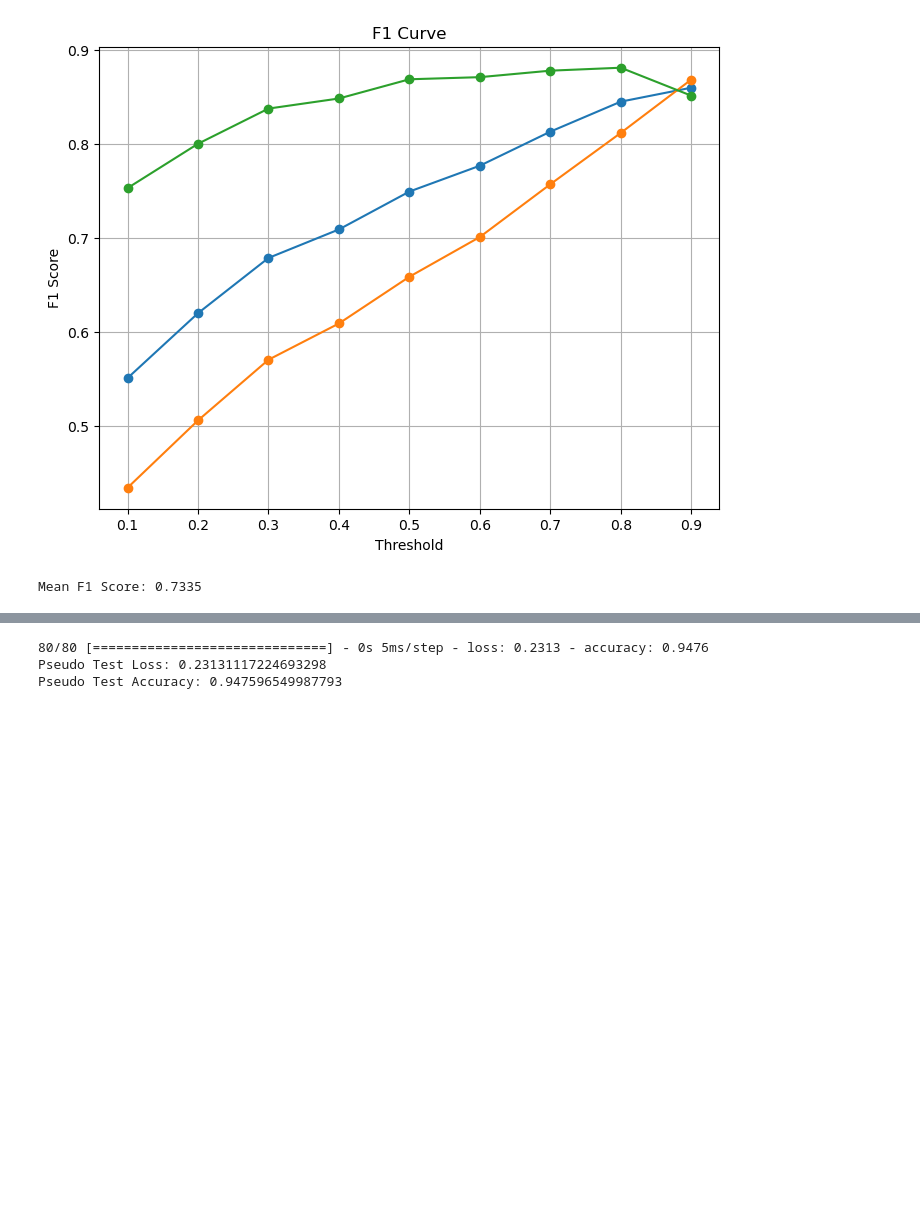
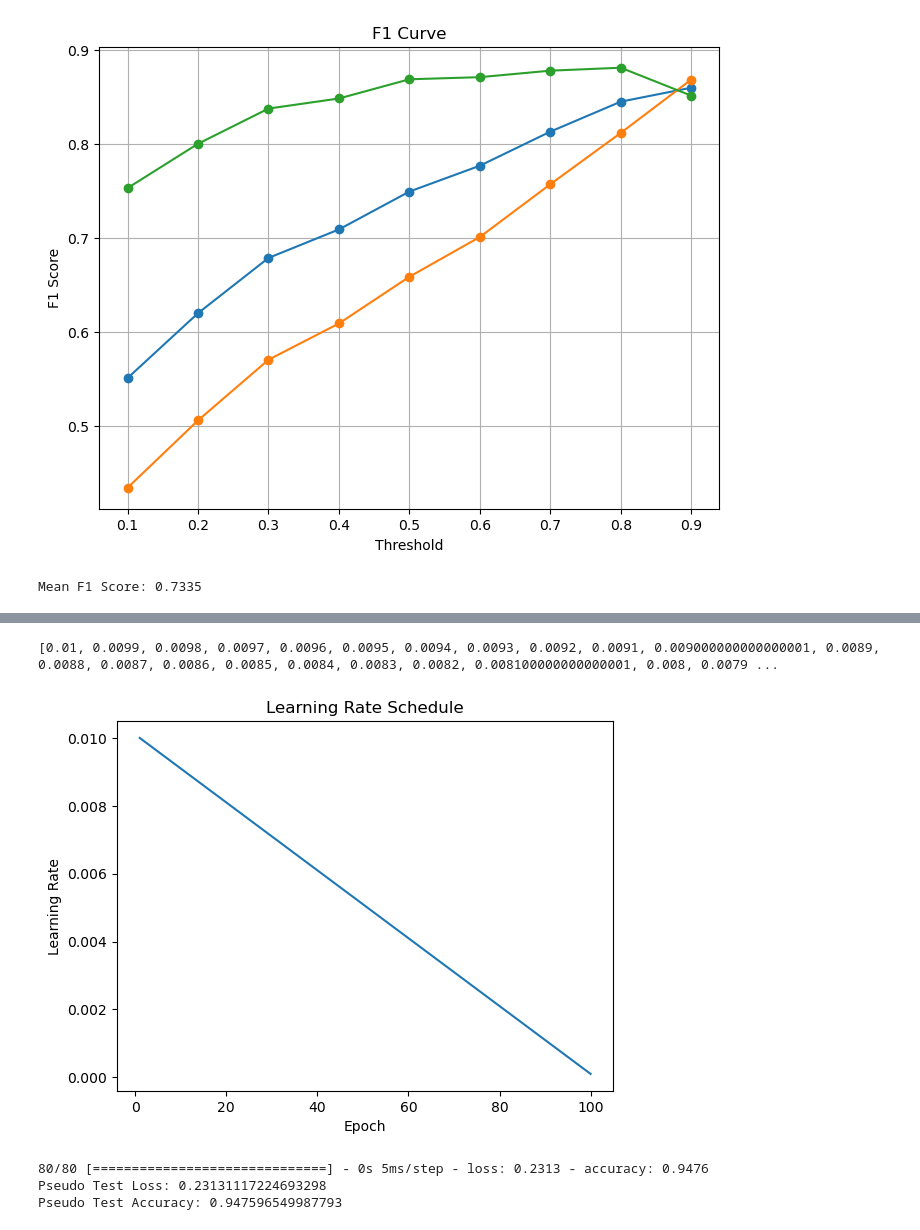
Before and after one commit to SoulReaper06/FakeVoiceModels, a Jupyter notebook: jonat_evaluation.ipynb, the cells around one changed output, grey strips where cells are left out. Saved outputs shown, nothing was run; the diff lists cells and outputs as text; code cells hidden in the pictures; blank space fills up the shorter version.

```diff
--- a/jonat_evaluation.ipynb
+++ b/jonat_evaluation.ipynb
@@ -724,3 +985,16 @@ plt.show()
+# %%
+# Plot learning rate vs. epoch
+print(learning_rates)
+learning_rates.pop(0)
+learning_rates.insert(0, 0.01)
+plt.plot(range(1, 100 + 1), learning_rates)
+plt.title('Learning Rate Schedule')
+plt.xlabel('Epoch')
+plt.ylabel('Learning Rate')
+plt.show()
+# %% [output]
+[0.01, 0.0099, 0.0098, 0.0097, 0.0096, 0.0095, 0.0094, 0.0093, 0.0092, 0.0091, 0.009000000000000001, 0.0089, 0.0088, 0.0087, 0.0086, 0.0085, 0.0084, 0.0083, 0.0082, 0.008100000000000001, 0.008, 0.0079 ...
+[figure, added]
 # %%
 # Evaluate the model on the pseudo-test set
 pseudo_test_loss, pseudo_test_accuracy = model.evaluate(np.expand_dims(X_val, -1), y_val)
```
Also changed, not shown: parts of 21 cells of this notebook, 6 other files.
